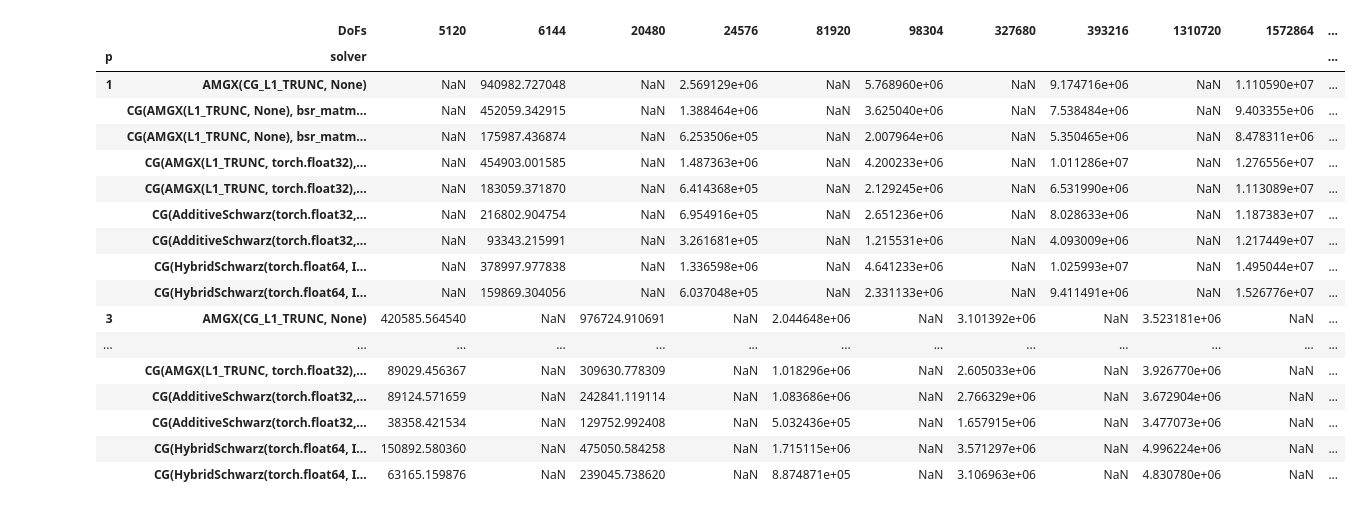
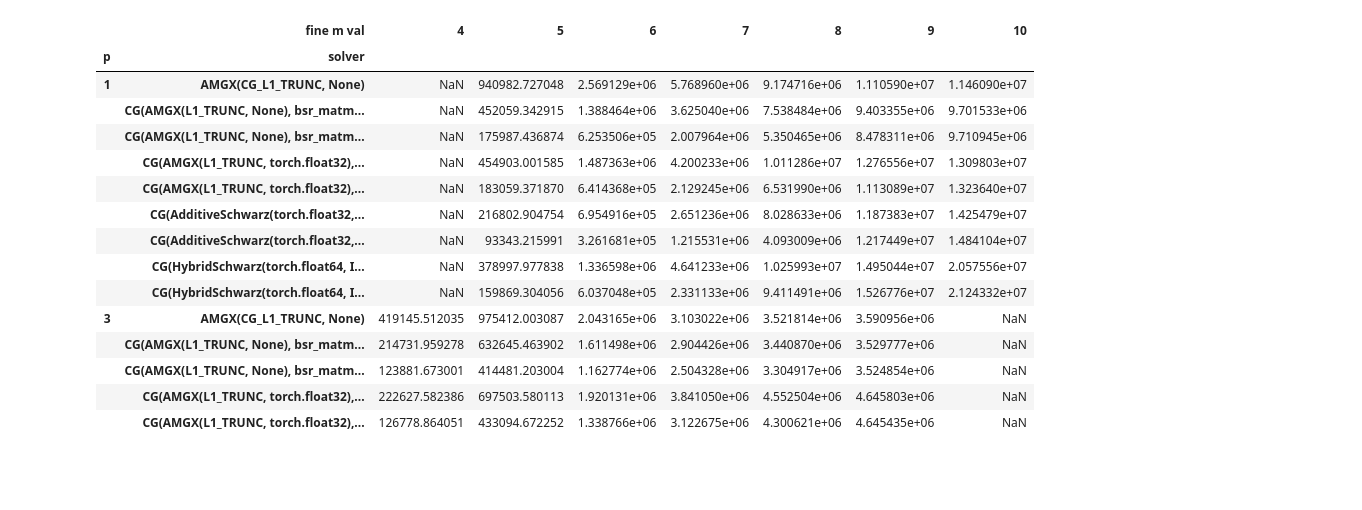
Before and after one commit to mgr0dzicki/dd-solvers, a Jupyter notebook: notebooks/plot_scaling.ipynb, the cells around one changed output. Cells and saved outputs as stored; diff of their text form; code cells hidden in the pictures; blank space fills up the shorter version.

```diff
--- a/notebooks/plot_scaling.ipynb
+++ b/notebooks/plot_scaling.ipynb
@@ -33,7 +33,7 @@ def nice_solver_name(name):
         return "Additive Schwarz"
     return None
 # %%
-df["best solve time"] = df["solve times"].apply(min)
+df["best solve time"] = df["solve times"].apply(lambda times: min(times) if times else None)
 df["best DoFs/s"] = df.apply(
     lambda row: row["DoFs"] / row["best solve time"] * 1000,
     axis=1,
@@ -43,29 +43,27 @@ df["fine m val"] = df["fine m"].apply(lambda m: int(m[1:]))
 # %%
 pivot = df.pivot_table(
     values="best DoFs/s",
     index=["p", "solver"],
-    columns=["DoFs"]
+    columns=["fine m val"]
 )
 pivot
 # %% [output]
-|  | DoFs | 5120 | 6144 | 20480 | 24576 | 81920 | 98304 | 327680 | 393216 | 1310720 | 1572864 | ... |
-| p | solver |  |  |  |  |  |  |  |  |  |  | ... |
-| 1 | AMGX(CG_L1_TRUNC, None) | NaN | 940982.727048 | NaN | 2.569129e+06 | NaN | 5.768960e+06 | NaN | 9.174716e+06 | NaN | 1.110590e+07 | ... |
-|  | CG(AMGX(L1_TRUNC, None), bsr_matm... | NaN | 452059.342915 | NaN | 1.388464e+06 | NaN | 3.625040e+06 | NaN | 7.538484e+06 | NaN | 9.403355e+06 | ... |
-|  | CG(AMGX(L1_TRUNC, None), bsr_matm... | NaN | 175987.436874 | NaN | 6.253506e+05 | NaN | 2.007964e+06 | NaN | 5.350465e+06 | NaN | 8.478311e+06 | ... |
-|  | CG(AMGX(L1_TRUNC, torch.float32),... | NaN | 454903.001585 | NaN | 1.487363e+06 | NaN | 4.200233e+06 | NaN | 1.011286e+07 | NaN | 1.276556e+07 | ... |
-|  | CG(AMGX(L1_TRUNC, torch.float32),... | NaN | 183059.371870 | NaN | 6.414368e+05 | NaN | 2.129245e+06 | NaN | 6.531990e+06 | NaN | 1.113089e+07 | ... |
-|  | CG(AdditiveSchwarz(torch.float32,... | NaN | 216802.904754 | NaN | 6.954916e+05 | NaN | 2.651236e+06 | NaN | 8.028633e+06 | NaN | 1.187383e+07 | ... |
-|  | CG(AdditiveSchwarz(torch.float32,... | NaN | 93343.215991 | NaN | 3.261681e+05 | NaN | 1.215531e+06 | NaN | 4.093009e+06 | NaN | 1.217449e+07 | ... |
-|  | CG(HybridSchwarz(torch.float64, I... | NaN | 378997.977838 | NaN | 1.336598e+06 | NaN | 4.641233e+06 | NaN | 1.025993e+07 | NaN | 1.495044e+07 | ... |
-|  | CG(HybridSchwarz(torch.float64, I... | NaN | 159869.304056 | NaN | 6.037048e+05 | NaN | 2.331133e+06 | NaN | 9.411491e+06 | NaN | 1.526776e+07 | ... |
-| 3 | AMGX(CG_L1_TRUNC, None) | 420585.564540 | NaN | 976724.910691 | NaN | 2.044648e+06 | NaN | 3.101392e+06 | NaN | 3.523181e+06 | NaN | ... |
-| ... | ... | ... | ... | ... | ... | ... | ... | ... | ... | ... | ... | ... |
-|  | CG(AMGX(L1_TRUNC, torch.float32),... | 89029.456367 | NaN | 309630.778309 | NaN | 1.018296e+06 | NaN | 2.605033e+06 | NaN | 3.926770e+06 | NaN | ... |
-|  | CG(AdditiveSchwarz(torch.float32,... | 89124.571659 | NaN | 242841.119114 | NaN | 1.083686e+06 | NaN | 2.766329e+06 | NaN | 3.672904e+06 | NaN | ... |
-|  | CG(AdditiveSchwarz(torch.float32,... | 38358.421534 | NaN | 129752.992408 | NaN | 5.032436e+05 | NaN | 1.657915e+06 | NaN | 3.477073e+06 | NaN | ... |
-|  | CG(HybridSchwarz(torch.float64, I... | 150892.580360 | NaN | 475050.584258 | NaN | 1.715115e+06 | NaN | 3.571297e+06 | NaN | 4.996224e+06 | NaN | ... |
-|  | CG(HybridSchwarz(torch.float64, I... | 63165.159876 | NaN | 239045.738620 | NaN | 8.874871e+05 | NaN | 3.106963e+06 | NaN | 4.830780e+06 | NaN | ... |
+|  | fine m val | 4 | 5 | 6 | 7 | 8 | 9 | 10 |
+| p | solver |  |  |  |  |  |  |  |
+| 1 | AMGX(CG_L1_TRUNC, None) | NaN | 940982.727048 | 2.569129e+06 | 5.768960e+06 | 9.174716e+06 | 1.110590e+07 | 1.146090e+07 |
+|  | CG(AMGX(L1_TRUNC, None), bsr_matm... | NaN | 452059.342915 | 1.388464e+06 | 3.625040e+06 | 7.538484e+06 | 9.403355e+06 | 9.701533e+06 |
+|  | CG(AMGX(L1_TRUNC, None), bsr_matm... | NaN | 175987.436874 | 6.253506e+05 | 2.007964e+06 | 5.350465e+06 | 8.478311e+06 | 9.710945e+06 |
+|  | CG(AMGX(L1_TRUNC, torch.float32),... | NaN | 454903.001585 | 1.487363e+06 | 4.200233e+06 | 1.011286e+07 | 1.276556e+07 | 1.309803e+07 |
+|  | CG(AMGX(L1_TRUNC, torch.float32),... | NaN | 183059.371870 | 6.414368e+05 | 2.129245e+06 | 6.531990e+06 | 1.113089e+07 | 1.323640e+07 |
+|  | CG(AdditiveSchwarz(torch.float32,... | NaN | 216802.904754 | 6.954916e+05 | 2.651236e+06 | 8.028633e+06 | 1.187383e+07 | 1.425479e+07 |
+|  | CG(AdditiveSchwarz(torch.float32,... | NaN | 93343.215991 | 3.261681e+05 | 1.215531e+06 | 4.093009e+06 | 1.217449e+07 | 1.484104e+07 |
+|  | CG(HybridSchwarz(torch.float64, I... | NaN | 378997.977838 | 1.336598e+06 | 4.641233e+06 | 1.025993e+07 | 1.495044e+07 | 2.057556e+07 |
+|  | CG(HybridSchwarz(torch.float64, I... | NaN | 159869.304056 | 6.037048e+05 | 2.331133e+06 | 9.411491e+06 | 1.526776e+07 | 2.124332e+07 |
+| 3 | AMGX(CG_L1_TRUNC, None) | 419145.512035 | 975412.003087 | 2.043165e+06 | 3.103022e+06 | 3.521814e+06 | 3.590956e+06 | NaN |
+|  | CG(AMGX(L1_TRUNC, None), bsr_matm... | 214731.959278 | 632645.463902 | 1.611498e+06 | 2.904426e+06 | 3.440870e+06 | 3.529777e+06 | NaN |
+|  | CG(AMGX(L1_TRUNC, None), bsr_matm... | 123881.673001 | 414481.203004 | 1.162774e+06 | 2.504328e+06 | 3.304917e+06 | 3.524854e+06 | NaN |
+|  | CG(AMGX(L1_TRUNC, torch.float32),... | 222627.582386 | 697503.580113 | 1.920131e+06 | 3.841050e+06 | 4.552504e+06 | 4.645803e+06 | NaN |
+|  | CG(AMGX(L1_TRUNC, torch.float32),... | 126778.864051 | 433094.672252 | 1.338766e+06 | 3.122675e+06 | 4.300621e+06 | 4.645435e+06 | NaN |
 # %%
 fig, ax = plt.subplots(figsize=(10, 6))
 ax.set_yscale("log")
```
Also changed, not shown: parts of 3 cells of this notebook, 3 other files.
